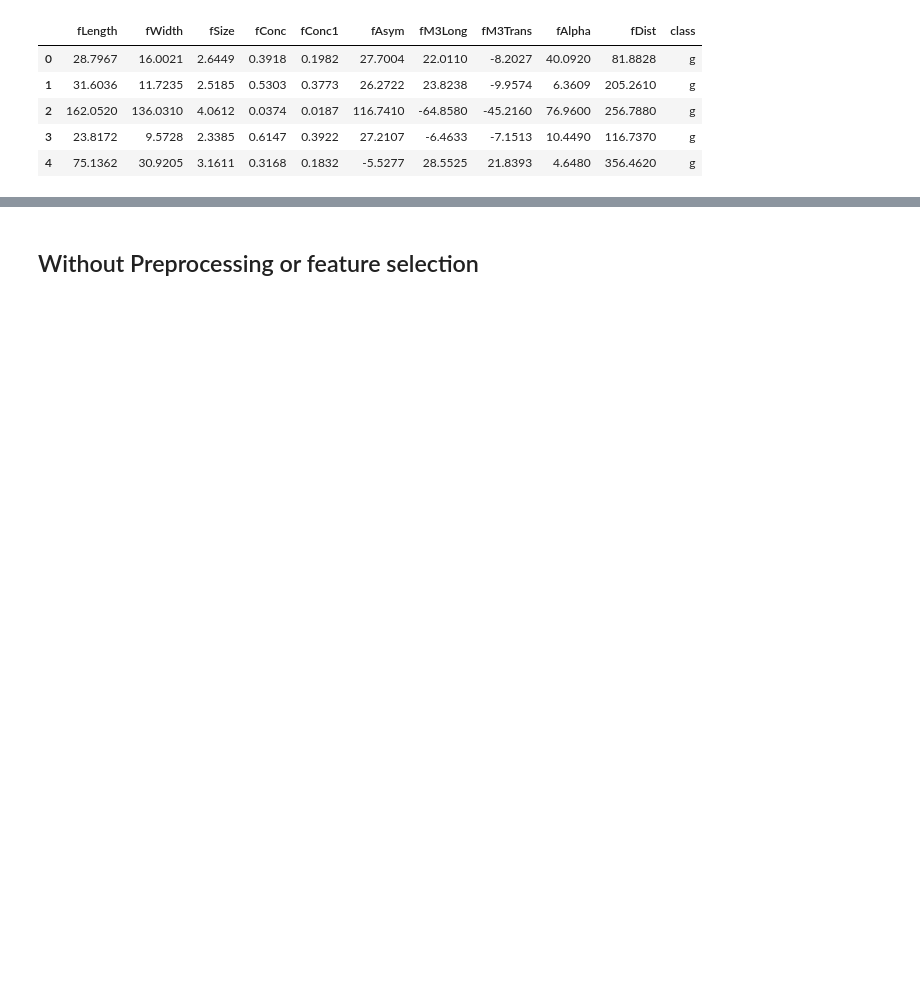
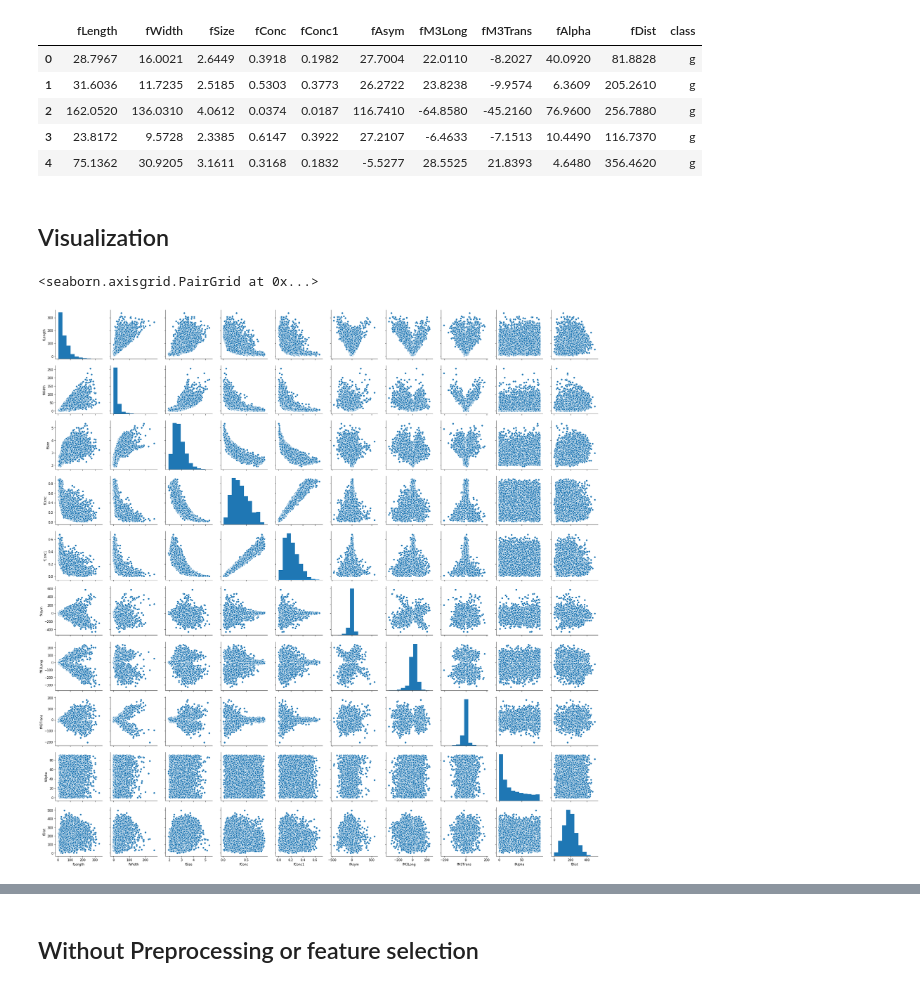
Before and after one commit to MMagdys/MAGIC-Gamma-Telescope-Classification, a Jupyter notebook: Data Classification.ipynb, the cells around one changed output, grey strips where cells are left out. Saved outputs shown, nothing was run; the diff lists cells and outputs as text; code cells hidden in the pictures; blank space fills up the shorter version.

Commit message:
[+] Data Visualization

```diff
--- a/Data Classification.ipynb
+++ b/Data Classification.ipynb
@@ -58,3 +60,11 @@ data.head()
 | 2 | 162.0520 | 136.0310 | 4.0612 | 0.0374 | 0.0187 | 116.7410 | -64.8580 | -45.2160 | 76.9600 | 256.7880 | g |
 | 3 | 23.8172 | 9.5728 | 2.3385 | 0.6147 | 0.3922 | 27.2107 | -6.4633 | -7.1513 | 10.4490 | 116.7370 | g |
 | 4 | 75.1362 | 30.9205 | 3.1611 | 0.3168 | 0.1832 | -5.5277 | 28.5525 | 21.8393 | 4.6480 | 356.4620 | g |
+# %% [markdown]
+## Visualization
+# %%
+df = data.copy()
+sns.pairplot(data=df)
+# %% [output]
+<seaborn.axisgrid.PairGrid at 0x...>
+[figure, added]
```
Also changed, not shown: parts of 20 cells of this notebook.
